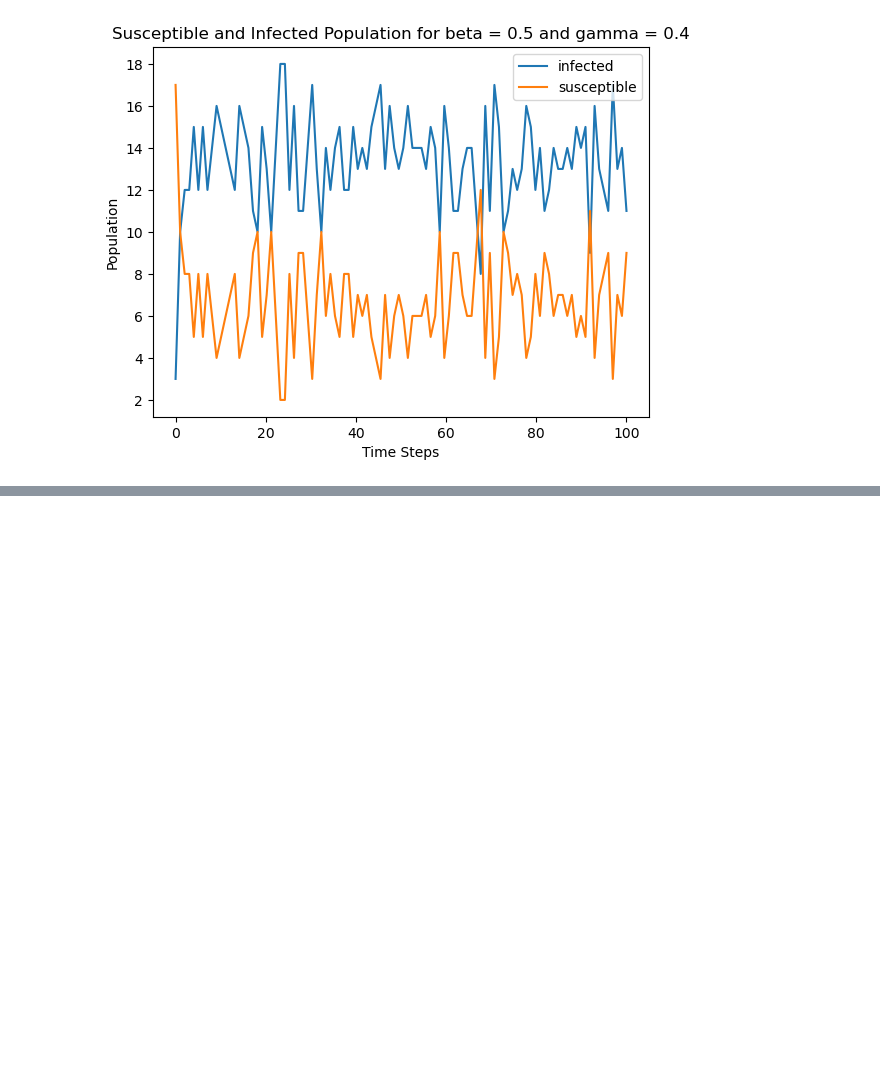
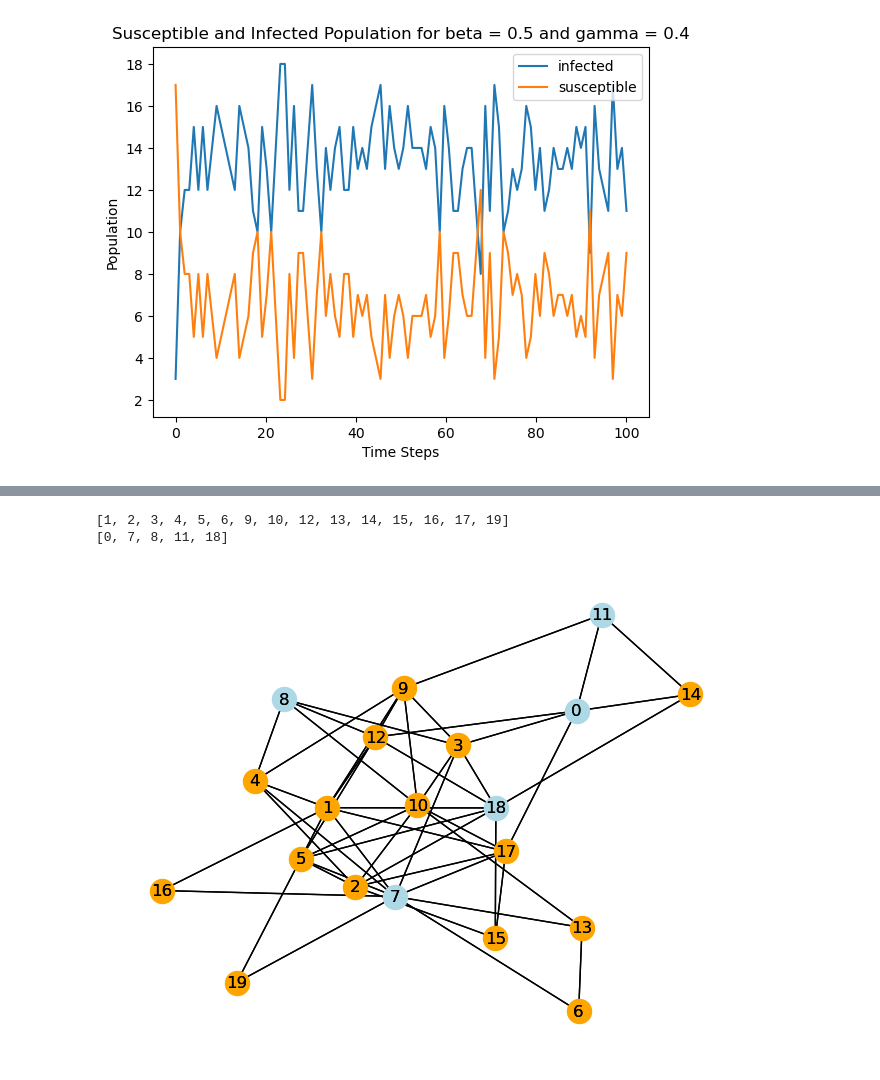
Before and after one commit to margheritatonon/applied_math_lab, a Jupyter notebook: networkx/networkx_sismodel.ipynb, the cells around one changed output, grey strips where cells are left out. Cells and saved outputs as stored; diff of their text form; code cells hidden in the pictures; blank space fills up the shorter version.

```diff
--- a/networkx/networkx_sismodel.ipynb
+++ b/networkx/networkx_sismodel.ipynb
@@ -225,0 +455,47 @@ plt.show()
+# %%
+iterations = 100
+dictionaries_list = []
+
+beta = 0.5 #probability of being infected by every neightbor that it has
+gamma = 0.4 #probability of recovery
+
+#whole update rules
+for iters in range(iterations):
+    state = nx.get_node_attributes(G, "state")
+    new_state = {}
+    for node in G.nodes():
+        #print(node)
+        if state_dict[node] == "I":
+            if random.uniform(0, 1) < gamma:
+                new_state[node] = "S"
+        elif state_dict[node] == "S":
+            #checking the neighbors
+            neighbors = list(G.neighbors(node))
+            for neighbor in neighbors:
+                if state_dict[neighbor] == "I":
+                    if random.uniform(0, 1) < beta:
+                        new_state[node] = "I"
+                        break
+    state_dict.update(new_state)
+    dictionaries_list.append(state_dict.copy())
+
+
+infected_nodes = []
+susceptible_nodes = []
+for key, label in state_dict.items():
+    if label == "I":
+        infected_nodes.append(key)
+    else:
+        susceptible_nodes.append(key)
+
+print(infected_nodes)
+print(susceptible_nodes)
+
+pos = nx.spring_layout(G)
+nx.draw(G, pos = pos, nodelist = infected_nodes, node_color = "orange", with_labels=True)
+nx.draw(G, pos = pos, nodelist=susceptible_nodes, node_color = "lightblue", with_labels=True)
+plt.show()
+# %% [output]
+[1, 2, 3, 4, 5, 6, 9, 10, 12, 13, 14, 15, 16, 17, 19]
+[0, 7, 8, 11, 18]
+[figure, added]
```
Also changed, not shown: parts of 5 cells of this notebook.
